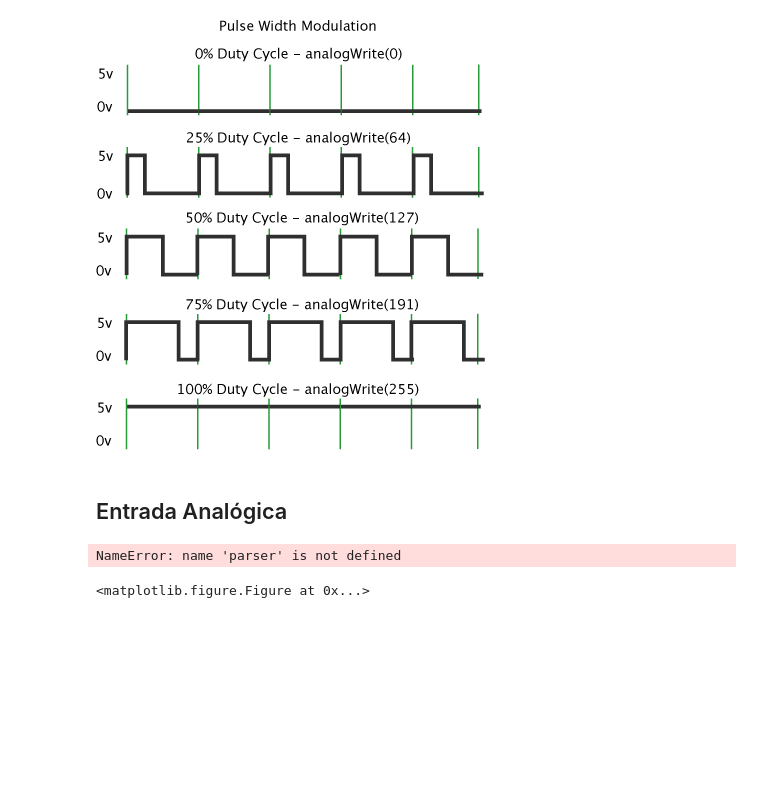
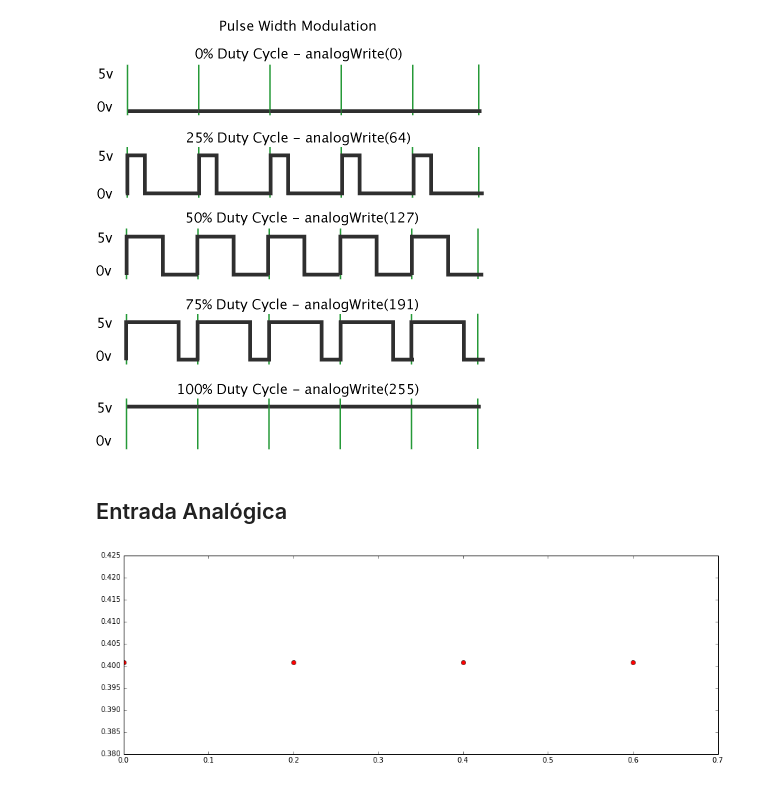
Before and after one commit to AndresPinguino/Meetup-intento1, a Jupyter notebook: Arduino UNO y Python.ipynb, the cells around one changed output. Saved outputs shown, nothing was run; the diff lists cells and outputs as text; code cells hidden in the pictures; blank space fills up the shorter version.

```diff
--- a/Arduino UNO y Python.ipynb
+++ b/Arduino UNO y Python.ipynb
@@ -127,30 +127,36 @@ except KeyboardInterrupt:
 # %% [markdown]
 ## Entrada Analógica
 # %%
+# Conectamos un potenciometro, sensor de temperatura, sensor de luz LDR, sensor de humedad, sensor UV
+# en la linea A4
+
 %matplotlib inline
 import pylab as pl
 from IPython import display
 from pyfirmata import Arduino, util
 from time import sleep
 
-#pl.style.use('ggplot')
-pl.figure(figsize=(10,10))
+pl.figure(figsize=(15,5))
 
 board = Arduino('/dev/ttyACM0')
 
 it = util.Iterator(board)
 it.start()
 board.analog[4].enable_reporting()
 analog_4 = board.get_pin('a:4:i') # significa (analogico:pin:input)
+t=0
+tiempo =0.2
 
-tiempo =0.15
-while True:
-    sleep(tiempo)
-    dato=analog_4.read()
-    print dato
-    pl.plot(dato, 'r-')
-    display.clear_output(wait=True)
-    display.display(pl.gcf())
+try:
+    while True:
+        sleep(tiempo)
+        dato=analog_4.read()
+        pl.plot(t,dato, 'ro')
+        t=t+tiempo
+        display.clear_output(wait=True)
+        display.display(pl.gcf())
+
+except KeyboardInterrupt:
+        pass
 # %% [output]
-NameError: name 'parser' is not defined
-<matplotlib.figure.Figure at 0x...>
+[figure, added]
```
Also changed, not shown: parts of 3 cells of this notebook.
